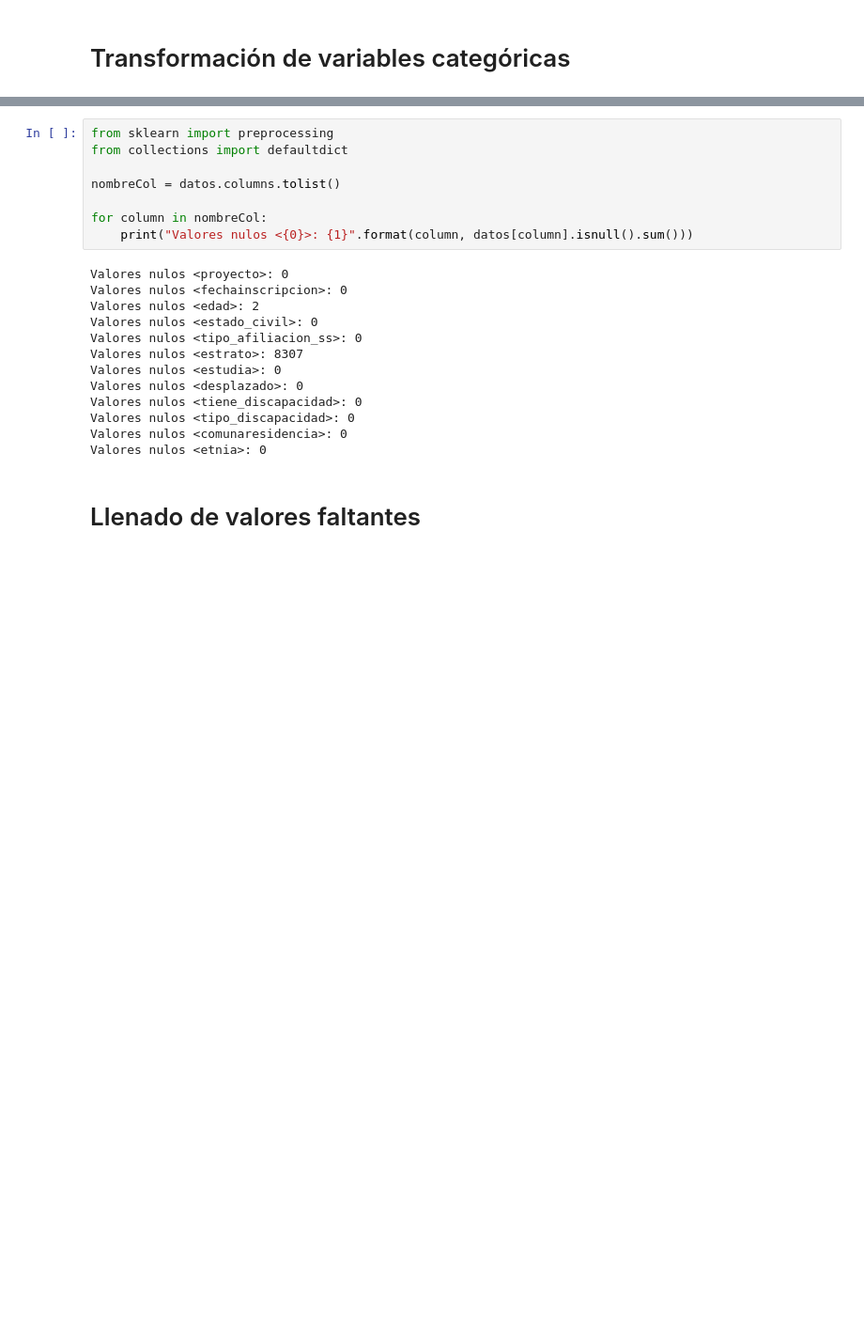
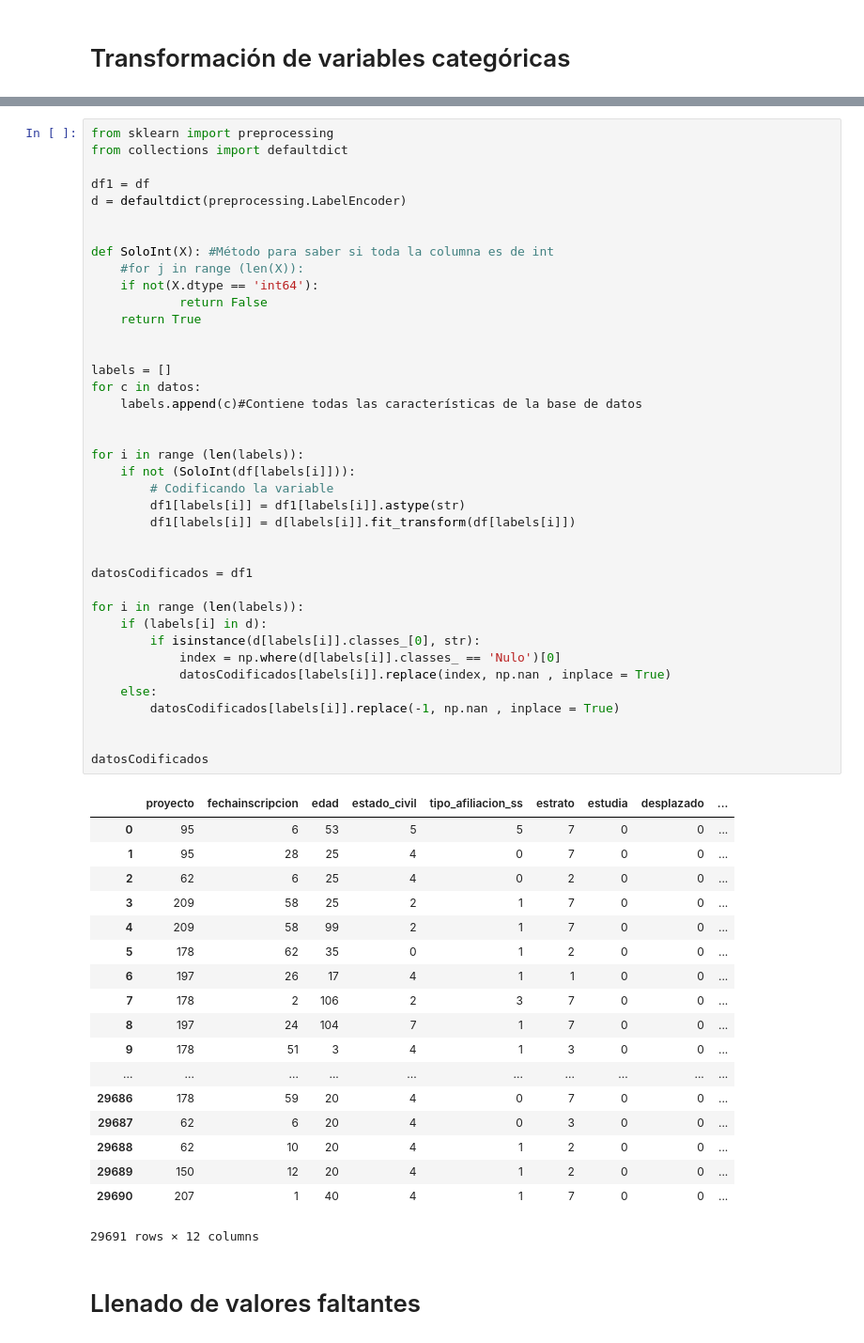
Before and after one commit to federovskys/Proyecto_Integrador_MachineLearning_MEData, a Jupyter notebook: beneficiarios_discapacidad.ipynb, the cells around one changed output, grey strips where cells are left out. Shown: that part at 94% size. Cells and saved outputs as stored; diff of their text form; blank space fills up the shorter version.

Commit message:
Actualizacion labelencoder

```diff
--- a/beneficiarios_discapacidad.ipynb
+++ b/beneficiarios_discapacidad.ipynb
@@ -80,24 +16,61 @@ df
-# %%
-from sklearn import preprocessing
-from collections import defaultdict
-
-nombreCol = datos.columns.tolist()
-
-for column in nombreCol:
-    print("Valores nulos <{0}>: {1}".format(column, datos[column].isnull().sum()))
-# %% [output]
-Valores nulos <proyecto>: 0
-Valores nulos <fechainscripcion>: 0
-Valores nulos <edad>: 2
-Valores nulos <estado_civil>: 0
-Valores nulos <tipo_afiliacion_ss>: 0
-Valores nulos <estrato>: 8307
-Valores nulos <estudia>: 0
-Valores nulos <desplazado>: 0
-Valores nulos <tiene_discapacidad>: 0
-Valores nulos <tipo_discapacidad>: 0
-Valores nulos <comunaresidencia>: 0
-Valores nulos <etnia>: 0
+# %%
+from sklearn import preprocessing
+from collections import defaultdict
+
+df1 = df
+d = defaultdict(preprocessing.LabelEncoder)
+
+
+def SoloInt(X): #Método para saber si toda la columna es de int
+    #for j in range (len(X)):
+    if not(X.dtype == 'int64'):
+            return False
+    return True
+
+
+labels = []
+for c in datos:
+    labels.append(c)#Contiene todas las características de la base de datos
+
+
+for i in range (len(labels)):
+    if not (SoloInt(df[labels[i]])):
+        # Codificando la variable
+        df1[labels[i]] = df1[labels[i]].astype(str)
+        df1[labels[i]] = d[labels[i]].fit_transform(df[labels[i]])
+
+
+datosCodificados = df1
+
+for i in range (len(labels)):
+    if (labels[i] in d):
+        if isinstance(d[labels[i]].classes_[0], str):
+            index = np.where(d[labels[i]].classes_ == 'Nulo')[0]
+            datosCodificados[labels[i]].replace(index, np.nan , inplace = True)
+    else:
+        datosCodificados[labels[i]].replace(-1, np.nan , inplace = True)
+
+
+datosCodificados
+# %% [output]
+|  | proyecto | fechainscripcion | edad | estado_civil | tipo_afiliacion_ss | estrato | estudia | desplazado | ... |
+| 0 | 95 | 6 | 53 | 5 | 5 | 7 | 0 | 0 | ... |
+| 1 | 95 | 28 | 25 | 4 | 0 | 7 | 0 | 0 | ... |
+| 2 | 62 | 6 | 25 | 4 | 0 | 2 | 0 | 0 | ... |
+| 3 | 209 | 58 | 25 | 2 | 1 | 7 | 0 | 0 | ... |
+| 4 | 209 | 58 | 99 | 2 | 1 | 7 | 0 | 0 | ... |
+| 5 | 178 | 62 | 35 | 0 | 1 | 2 | 0 | 0 | ... |
+| 6 | 197 | 26 | 17 | 4 | 1 | 1 | 0 | 0 | ... |
+| 7 | 178 | 2 | 106 | 2 | 3 | 7 | 0 | 0 | ... |
+| 8 | 197 | 24 | 104 | 7 | 1 | 7 | 0 | 0 | ... |
+| 9 | 178 | 51 | 3 | 4 | 1 | 3 | 0 | 0 | ... |
+| ... | ... | ... | ... | ... | ... | ... | ... | ... | ... |
+| 29686 | 178 | 59 | 20 | 4 | 0 | 7 | 0 | 0 | ... |
+| 29687 | 62 | 6 | 20 | 4 | 0 | 3 | 0 | 0 | ... |
+| 29688 | 62 | 10 | 20 | 4 | 1 | 2 | 0 | 0 | ... |
+| 29689 | 150 | 12 | 20 | 4 | 1 | 2 | 0 | 0 | ... |
+| 29690 | 207 | 1 | 40 | 4 | 1 | 7 | 0 | 0 | ... |
+29691 rows × 12 columns
 # %% [markdown]
 # Llenado de valores faltantes
 # %%
```
Also changed, not shown: parts of 13 cells of this notebook.
